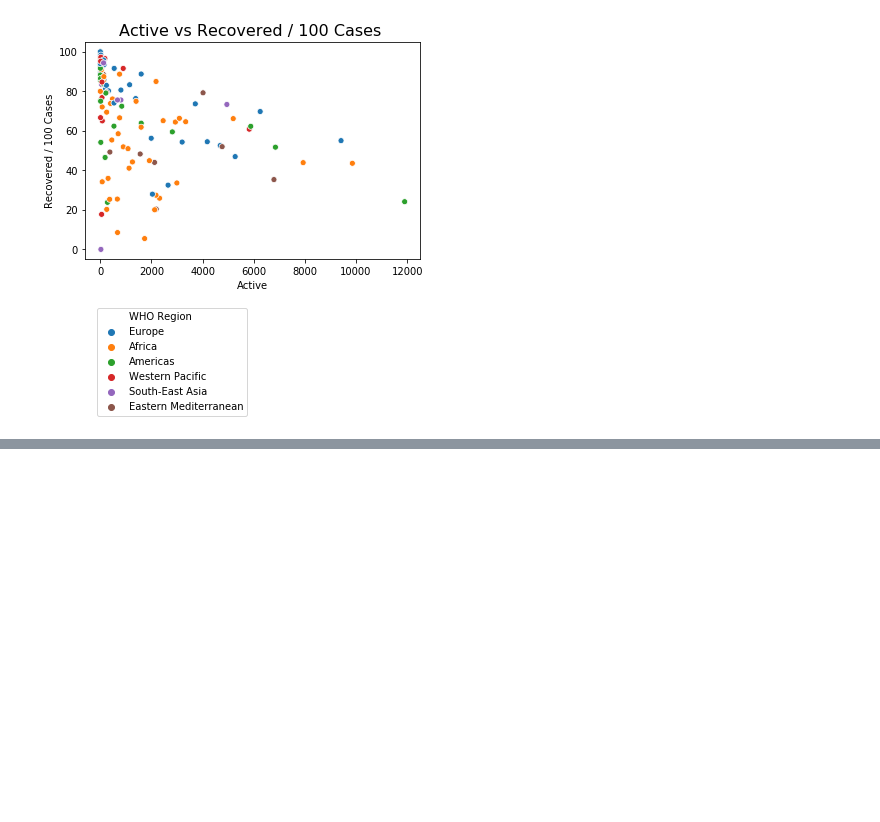
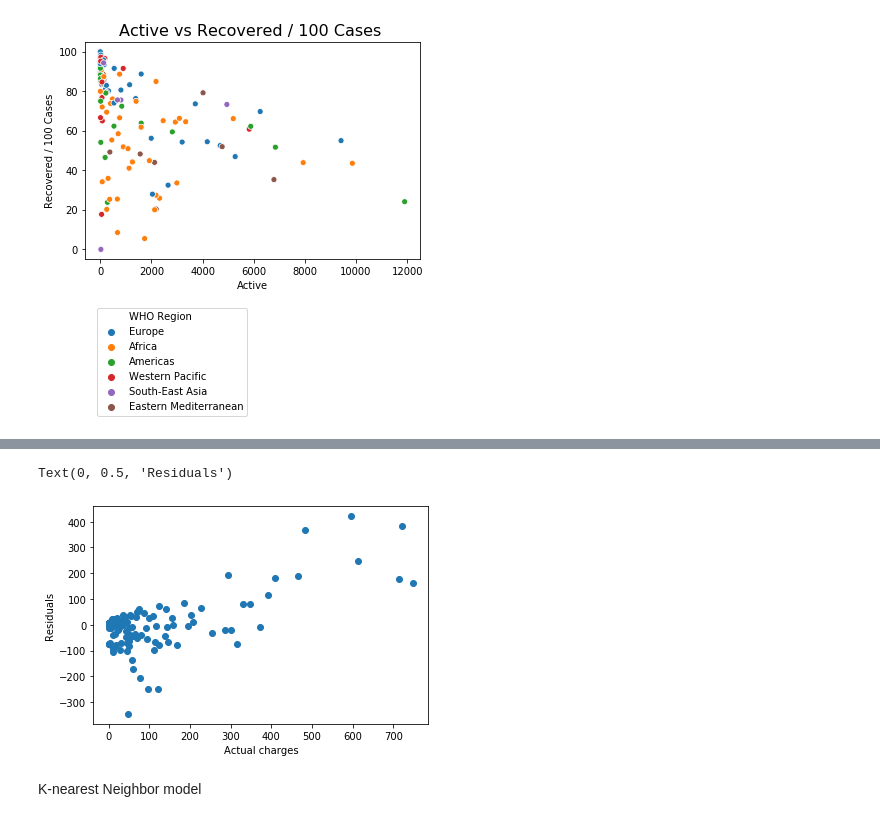
Before and after one commit to liger1apwm/Covid-data-analysis, a Jupyter notebook: covid_data_analysis.ipynb, the cells around one changed output, grey strips where cells are left out. Cells and saved outputs as stored; diff of their text form; code cells hidden in the pictures; blank space fills up the shorter version.

Commit message:
machine learning models analysis begin

```diff
--- a/covid_data_analysis.ipynb
+++ b/covid_data_analysis.ipynb
@@ -142,0 +213,3 @@ plt.savefig('Active_Recovered_percentage_plot')
+# %%
+lm_covid2 = smf.ols("Deaths ~ Confirmed + Q('New cases') + Q('WHO Region_Eastern Mediterranean') + Q('WHO Region_Europe') ", data = covid_data_dummies).fit()
+lm_covid2.summary()
@@ -142,0 +304,9 @@ plt.savefig('Active_Recovered_percentage_plot')
+# %%
+plt.scatter(x = covid_data_dummies['Deaths'], y = lm_covid2.resid)
+plt.xlabel("Actual charges")
+plt.ylabel("Residuals")
+# %% [output]
+Text(0, 0.5, 'Residuals')
+[figure, added]
+# %% [markdown]
+K-nearest Neighbor model
```
Also changed, not shown: parts of 22 cells of this notebook, 1 other file.
